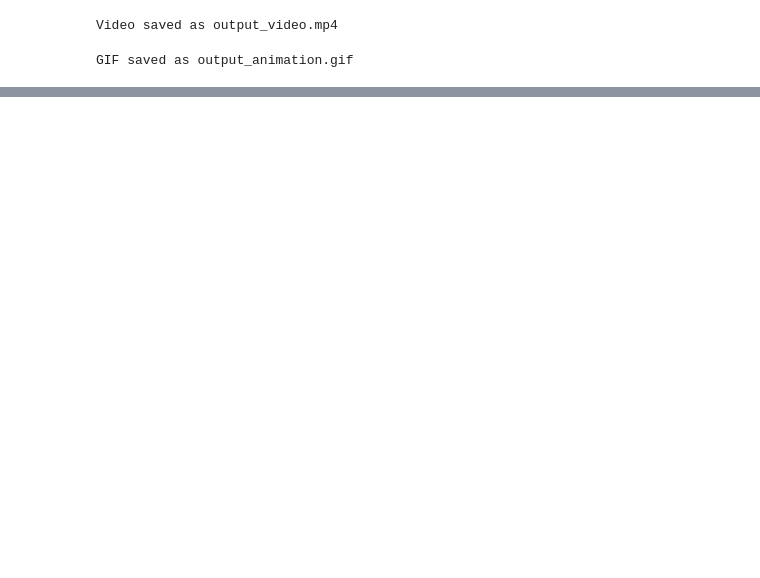
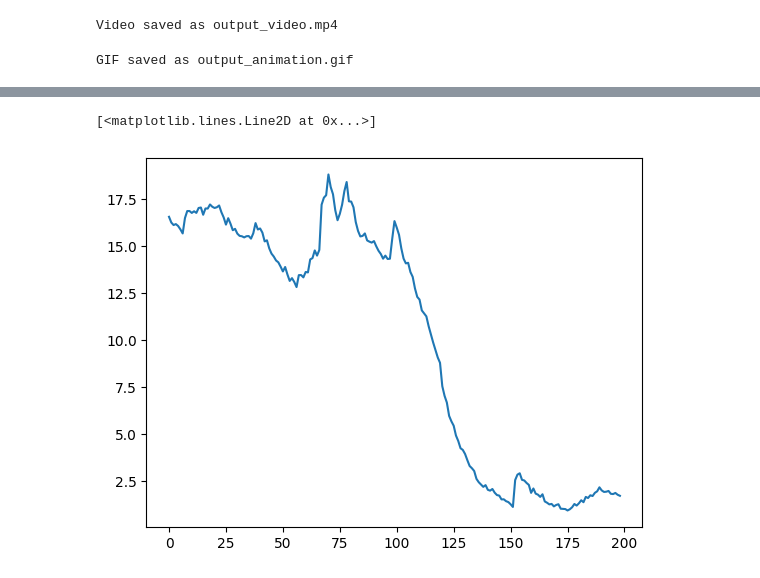
Before and after one commit to tsak1998/pronuclei_extraction, a Jupyter notebook: cellforge/segmentation/extract_masks.ipynb, the cells around one changed output, grey strips where cells are left out. Saved outputs shown, nothing was run; the diff lists cells and outputs as text; code cells hidden in the pictures; blank space fills up the shorter version.

```diff
--- a/cellforge/segmentation/extract_masks.ipynb
+++ b/cellforge/segmentation/extract_masks.ipynb
@@ -173,0 +308,5 @@ images[-10]
+# %%
+plt.plot([i[0] for i in mean_thicknesses])
+# %% [output]
+[<matplotlib.lines.Line2D at 0x...>]
+[figure, added]
```
Also changed, not shown: parts of 19 cells of this notebook, 5 other files.
